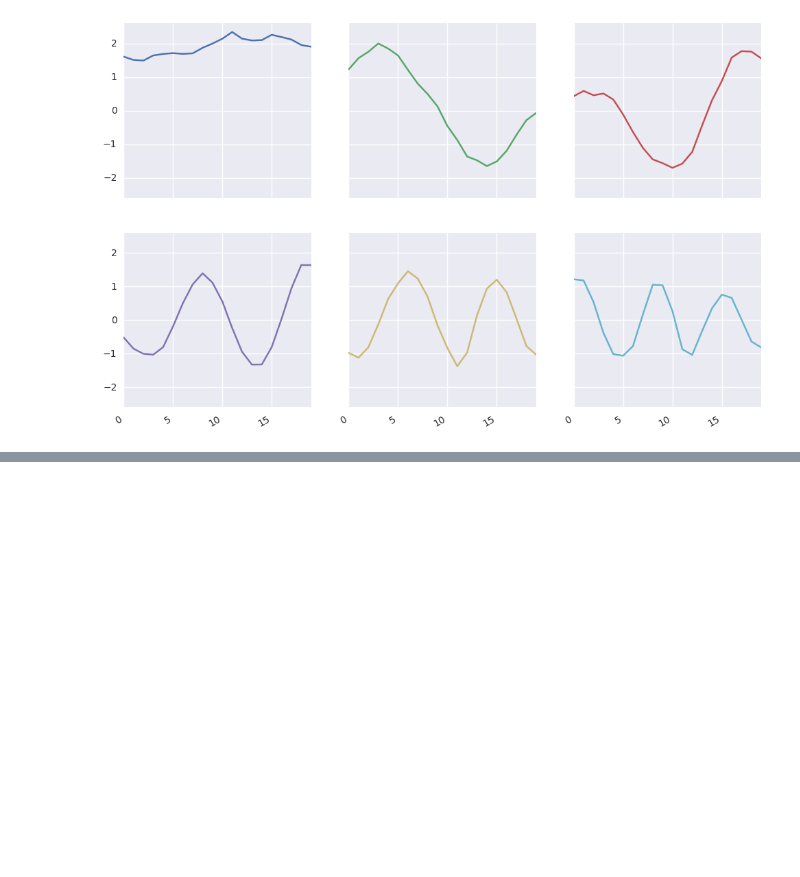
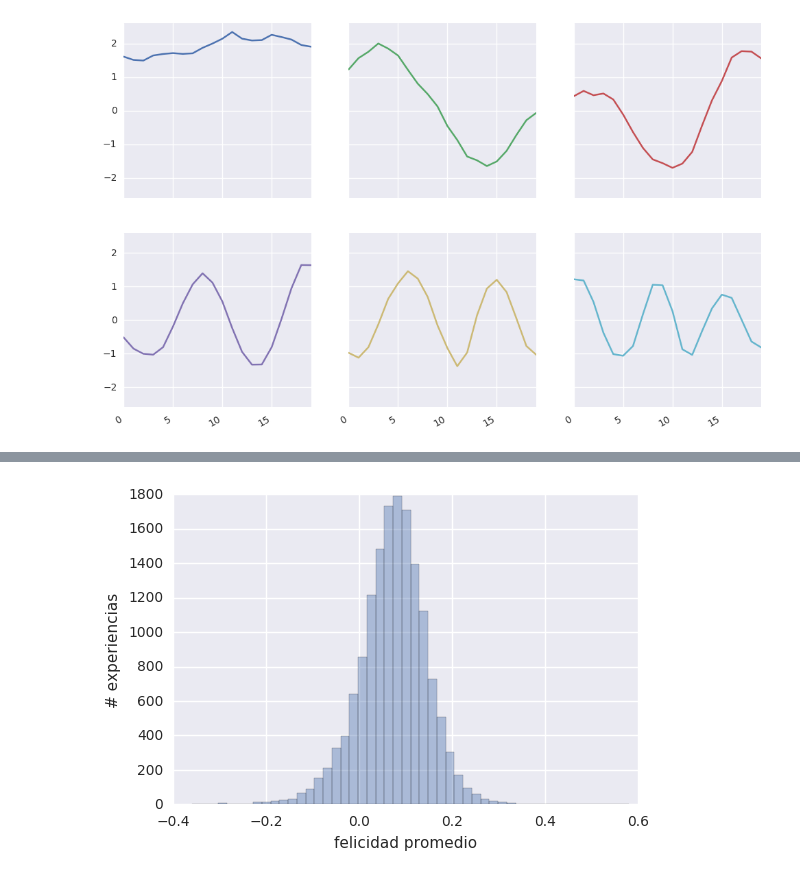
Before and after one commit to matiasbattocchia/tesis, a Jupyter notebook: Tesis.ipynb, the cells around one changed output, grey strips where cells are left out. Drawn from its saved outputs; the diff is of its cells as text; code cells hidden in the pictures; blank space fills up the shorter version.

```diff
--- a/Tesis.ipynb
+++ b/Tesis.ipynb
@@ -198,0 +205,2 @@ paradigmas.plot(subplots=True, layout=(2,3), sharey=True, ylim=(-2.6,2.6), figsi
+# %%
+ero = pd.read_pickle('enzo/data_erowid_final.p')
@@ -198,0 +236,11 @@ paradigmas.plot(subplots=True, layout=(2,3), sharey=True, ylim=(-2.6,2.6), figsi
+# %%
+for i, experiencia in ero.iterrows():
+    felicidad_palabras = pd.Series([happiness.get(palabra, 0.0) for palabra in experiencia.raices])
+    ero.at[i, 'raices'] = felicidad_palabras
+    ero.loc[i, 'felicidad'] = felicidad_palabras.mean()
+# %%
+sn.distplot(ero.felicidad, kde=False)
+plt.ylabel('# experiencias')
+plt.xlabel('felicidad promedio');
+# %% [output]
+[figure, added]
```
Also changed, not shown: parts of 15 cells of this notebook.
